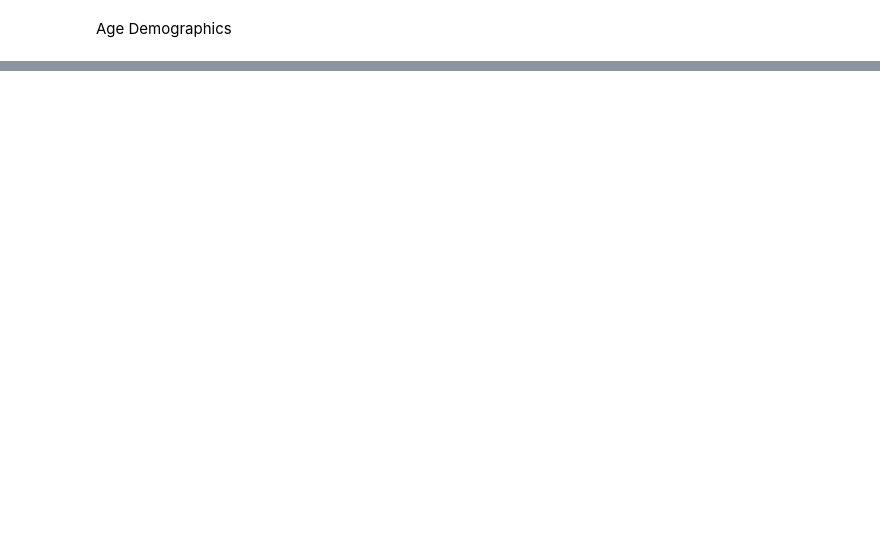
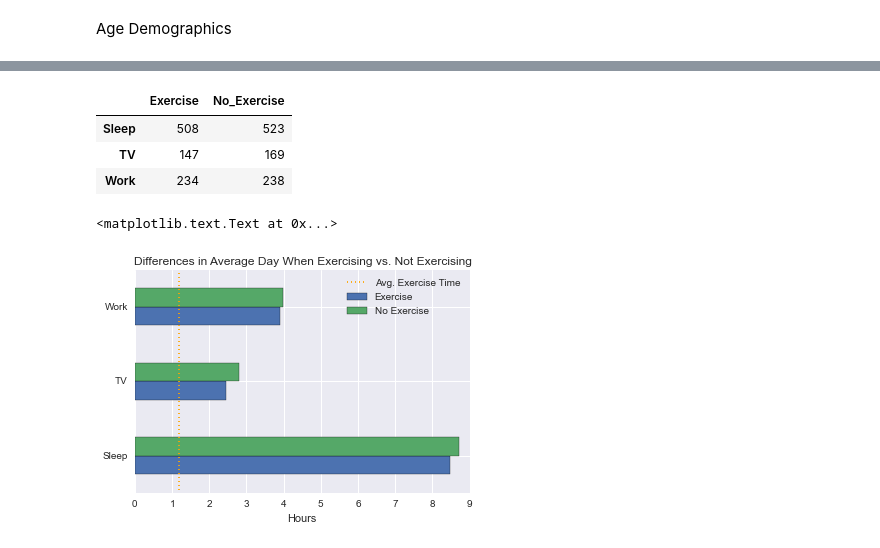
Before and after one commit to kaslemr/American_Time_Usage_Survey_Analysis, a Jupyter notebook: ATUS Analysis.ipynb, the cells around one changed output, grey strips where cells are left out. Saved outputs shown, nothing was run; the diff lists cells and outputs as text; code cells hidden in the pictures; blank space fills up the shorter version.

```diff
--- a/ATUS Analysis.ipynb
+++ b/ATUS Analysis.ipynb
@@ -234,0 +322,26 @@ males_70_andup
+# %%
+summary = summary.rename(columns={"t130101": "aerobics", "t130104": "biking",
+                          "t130124": "running", "t130128": "cardio_equip",
+                          "t130131": "walking", "t130133": "lifting",
+                          "t130136": "yoga", "t130134": "other"})
+# %%
+summary["total_exercise"] = (summary.aerobics + summary.biking + summary.running +
+                               summary.running + summary.cardio_equip + summary.walking +
+                               summary.lifting + summary.yoga + summary.other)
+
+# Percentage of women/men who exercised in given day
+
+a = len(summary[summary.total_exercise > 0]) / len(summary) * 100
+
+males = summary[summary.sex == 1]
+females = summary[summary.sex == 2]
+
+b = len(males[males.total_exercise > 0]) / len(males) * 100
+c = len(females[females.total_exercise > 0]) / len(females) * 100
+
+ab = pd.DataFrame(data = [b,c], index = ["male", "female"])
+graph = ab.plot(kind="bar", figsize = (7,5))
+graph.hlines(a, -1, 2, color="red", linestyle="dashed")
+graph.legend(["Pop. Mean", "Individuals"], loc=1)
+graph.set_title('Percentage of Individuals who Exercise in a Given Day')
+graph.set_ylabel("Percentage")
@@ -234,0 +392,22 @@ males_70_andup
+# %%
+sleep_data = {"Exercise": sleep_exercise, "No_Exercise": sleep_no_exercise}
+TV_data = {"Exercise": TV_time_exercised, "No_Exercise": TV_time_no_exercise}
+sleeplessness_data = {"Exercise": sleeplessness_exercise, "No_Exercise": sleeplessness_no_exercise}
+work_data = {"Exercise": work_exercise, "No_Exercise": work_no_exercise}
+
+data1 = pd.DataFrame([sleep_data, TV_data, work_data], index=["Sleep", "TV", "Work"])
+(data1 * 60).round()
+# %% [output]
+|  | Exercise | No_Exercise |
+| Sleep | 508 | 523 |
+| TV | 147 | 169 |
+| Work | 234 | 238 |
+# %%
+x = data1.plot(kind="barh")
+x.set_xlabel("Hours")
+x.vlines(avg_exercise_time, -1, 9, color="orange", linestyle = "dotted")
+x.legend(["Avg. Exercise Time", "Exercise", "No Exercise"])
+x.set_title("Differences in Average Day When Exercising vs. Not Exercising")
+# %% [output]
+<matplotlib.text.Text at 0x...>
+[figure, added]
```
Also changed, not shown: parts of 37 cells of this notebook, 6 other files.
